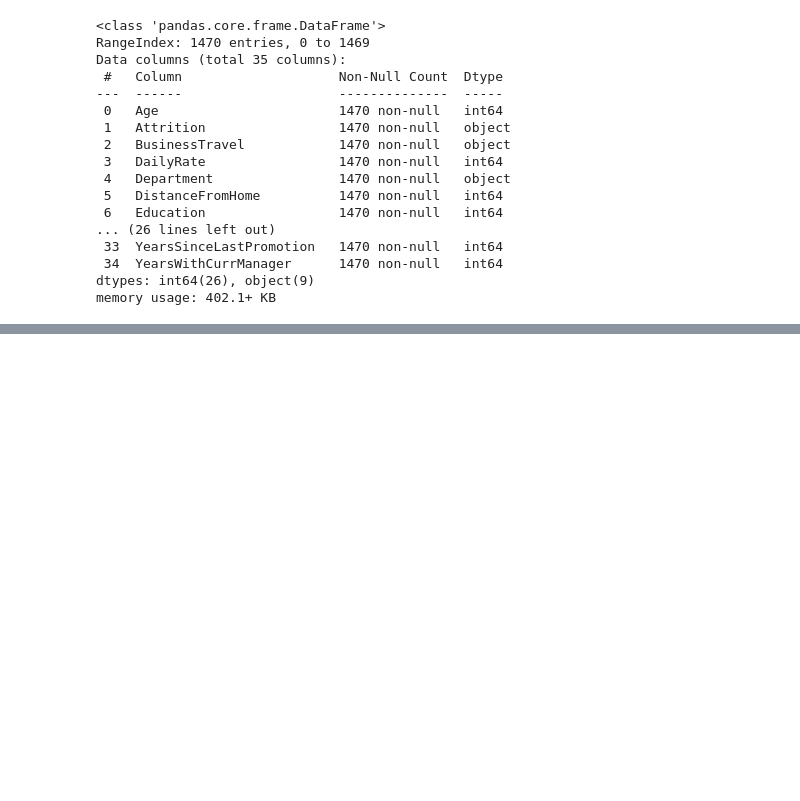
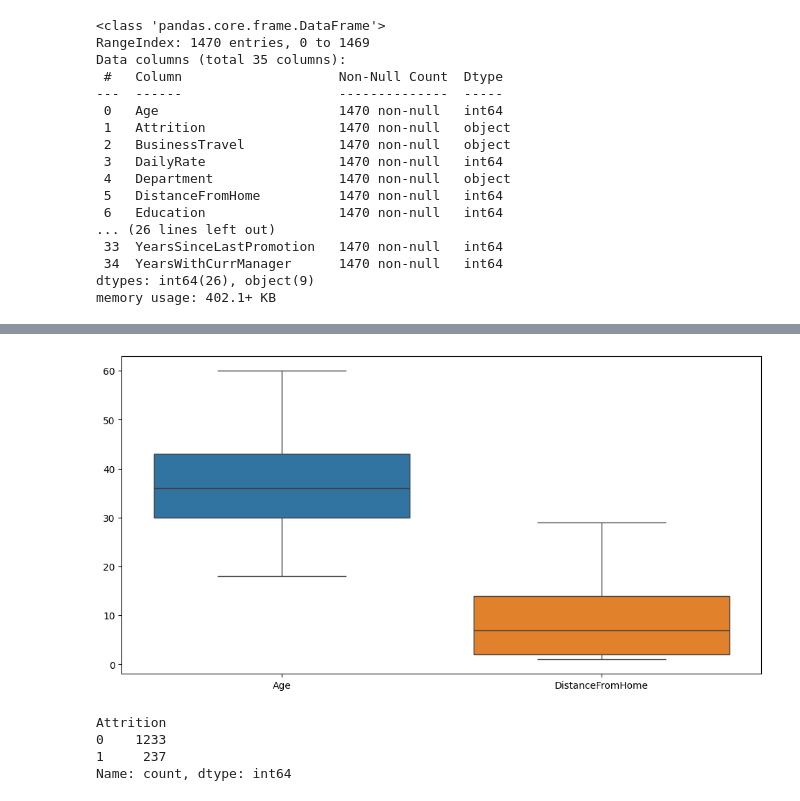
Before and after one commit to HichamDe/quitters-detector, a Jupyter notebook: main.ipynb, the cells around one changed output, grey strips where cells are left out. Drawn from its saved outputs; the diff is of its cells as text; code cells hidden in the pictures; blank space fills up the shorter version.

```diff
--- a/main.ipynb
+++ b/main.ipynb
@@ -77,0 +101,6 @@ ds.head()
+# %%
+plt.figure(figsize=(12, 6))
+sns.boxplot(data=ds[["Age", "DistanceFromHome"]])  # Replace with columns you want
+plt.show()
+# %% [output]
+[figure, added]
@@ -77,0 +113,7 @@ ds.head()
+# %%
+print(ds['Attrition'].value_counts())
+# %% [output]
+Attrition
+0    1233
+1     237
+Name: count, dtype: int64
```
Also changed, not shown: parts of 7 cells of this notebook.
